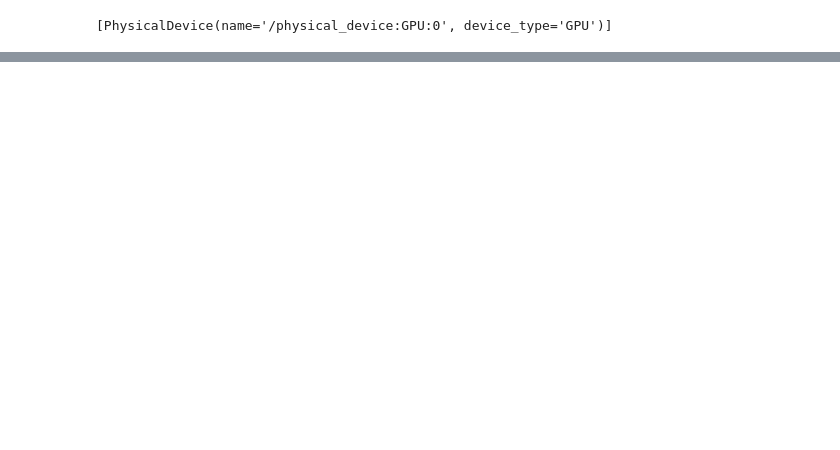
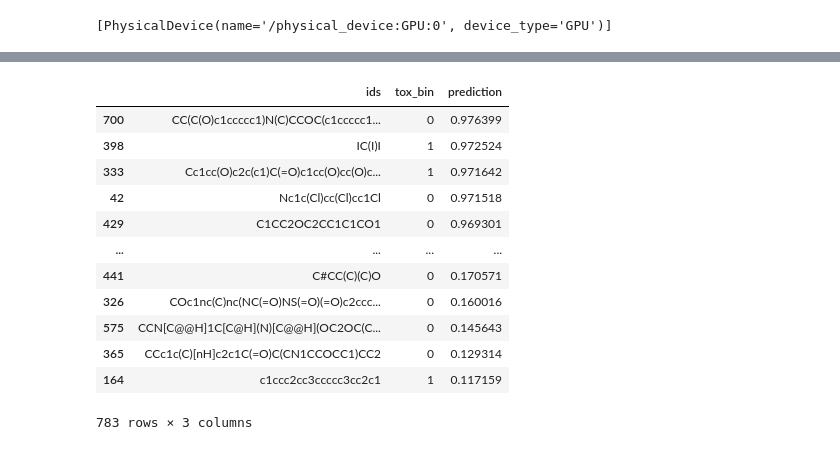
Before and after one commit to Willjterwright/grpA, a Jupyter notebook: tf_model_testing.ipynb, the cells around one changed output, grey strips where cells are left out. Saved outputs shown, nothing was run; the diff lists cells and outputs as text; code cells hidden in the pictures; blank space fills up the shorter version.

```diff
--- a/tf_model_testing.ipynb
+++ b/tf_model_testing.ipynb
@@ -87,0 +180,18 @@ for model in models:
+# %%
+sorted_df = prediction.sort_values(by = 'prediction', ascending = False)
+
+sorted_df
+# %% [output]
+|  | ids | tox_bin | prediction |
+| 700 | CC(C(O)c1ccccc1)N(C)CCOC(c1ccccc1... | 0 | 0.976399 |
+| 398 | IC(I)I | 1 | 0.972524 |
+| 333 | Cc1cc(O)c2c(c1)C(=O)c1cc(O)cc(O)c... | 1 | 0.971642 |
+| 42 | Nc1c(Cl)cc(Cl)cc1Cl | 0 | 0.971518 |
+| 429 | C1CC2OC2CC1C1CO1 | 0 | 0.969301 |
+| ... | ... | ... | ... |
+| 441 | C#CC(C)(C)O | 0 | 0.170571 |
+| 326 | COc1nc(C)nc(NC(=O)NS(=O)(=O)c2ccc... | 0 | 0.160016 |
+| 575 | CCN[C@@H]1C[C@H](N)[C@@H](OC2OC(C... | 0 | 0.145643 |
+| 365 | CCc1c(C)[nH]c2c1C(=O)C(CN1CCOCC1)CC2 | 0 | 0.129314 |
+| 164 | c1ccc2cc3ccccc3cc2c1 | 1 | 0.117159 |
+783 rows × 3 columns
```
Also changed, not shown: parts of 7 cells of this notebook, 8 other files.
